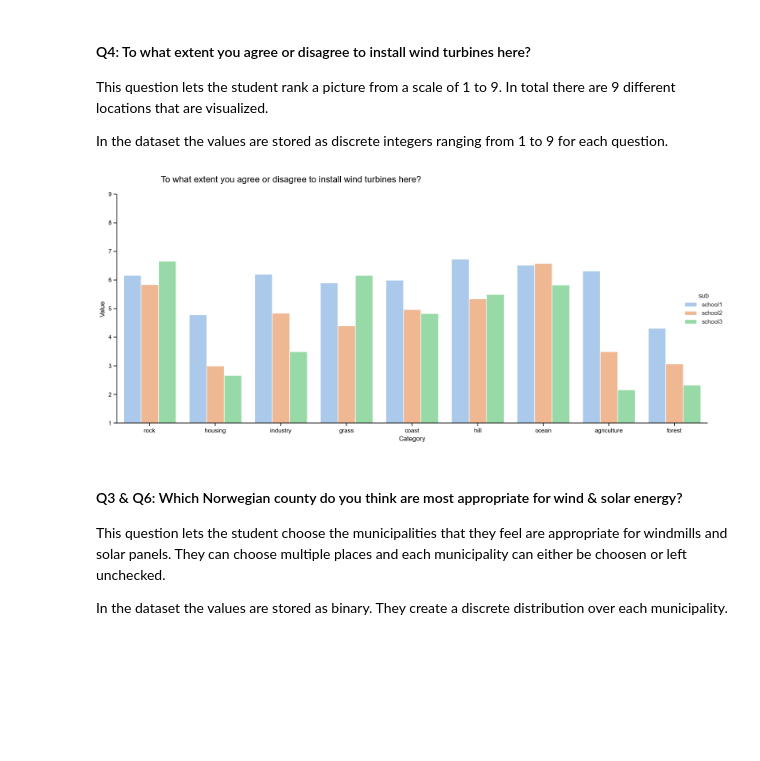
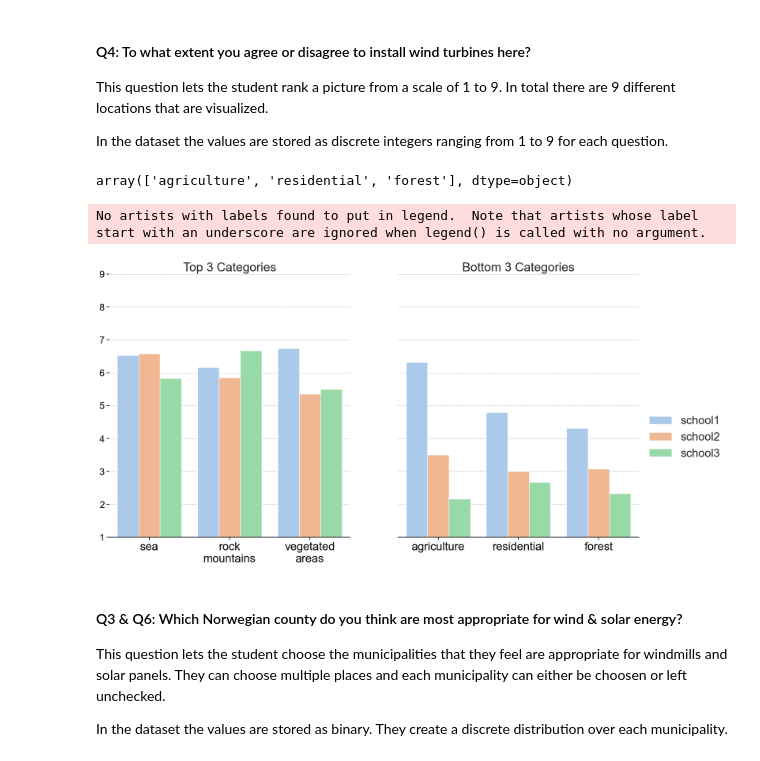
Before and after one commit to JavedMS/Mapping_Workshops_EFF, a Jupyter notebook: final.ipynb, the cells around one changed output. Drawn from its saved outputs; the diff is of its cells as text; code cells hidden in the pictures; blank space fills up the shorter version.

```diff
--- a/final.ipynb
+++ b/final.ipynb
@@ -14,6 +22,8 @@ warnings.filterwarnings("ignore", category=UserWarning, module="openpyxl")
 
 pd.set_option('display.max_columns', None)  # Adjust to display all columns
 pd.set_option('display.width', 1000)  # Adjust the width to fit your screen
+
+figures = "figures/"
 # %%
 from data_processing import read_nettskjema_file, get_geo
 import matplotlib.pyplot as plt
@@ -224,33 +379,77 @@ for school in new_values:
 This question lets the student rank a picture from a scale of 1 to 9. In total there are 9 different locations that are visualized.
 
 In the dataset the values are stored as discrete integers ranging from 1 to 9 for each question.
+# %%
+rename_dict = {"ocean": "sea", "rock" : "rock mountains", "hill" : "vegetated areas", "coast" : "nearshore", "industry" : "industrial area", "grass" : "natural grassland", "housing" : "residential"}
+df = data["windVisual"].rename(columns = rename_dict)
+sorted_columns = df.mean().sort_values(ascending = False).index
+df = pd.melt(df[sorted_columns])
+
+#ax = box_plot(df)
+df_ordered = df.groupby("Response").mean().reset_index().sort_values(by = "value", ascending=False)
+df_top3 = df_ordered["Response"].iloc[0:3].unique()
+df_bottom3 = df_ordered["Response"].iloc[-3:].unique()
+# %% [output]
+array(['agriculture', 'residential', 'forest'], dtype=object)
 # %%
 
 # TODO: select only housing, agriculture and forest since that is where the students in total disagree (why did they disagree)
 #TODO: select rock, ocean and hill for the agreed part. Copy the format of the todo above
+# TODO: three most preferred, and three less preferred
+
 import seaborn as sns
+rename_dict = {"ocean": "sea", "rock" : "rock mountains", "hill" : "vegetated areas", "coast" : "nearshore", "industry" : "industrial area", "grass" : "natural grassland", "housing" : "residential"}
 df = data[[ "date", "windVisual"]]
 
 old_values = df[('date', 'sub')].unique()
 new_values = ["school1", "school2", "school3"]
 
 [df[('date', 'sub')].replace(old,new, inplace = True) for old, new in zip(old_values, new_values)]
 
 df.columns = [col[1] for col in df.columns]
 
 df = pd.melt(df, id_vars=['sub'], var_name='Category', value_name='Value')
-df.groupby(["sub", "Category"])["Value"].mean().reset_index()
-g = sns.catplot(x="Category", y="Value", hue="sub",
-                data=df,
-                kind="bar", errorbar=None, palette = 'pastel',
-                aspect= 1.9, height = 8)
-(g.set_titles("{col_name}")
-  .set(ylim=(1, 9))
-  #.despine(left=True)
-  )
-#add_title(g.figure, "To what extent you agree or disagree to install wind turbines here?")
+df = df.groupby(["sub", "Category"])["Value"].mean().reset_index()
+
+df["Category"].replace(rename_dict, inplace = True)
+
+fig, axes = plt.subplots(1, 2, figsize=(20, 10))
+
+sns.barplot(x="Category", y="Value", hue="sub", data=df, palette='pastel', ax=axes[0], order=df_top3, legend=False)
+axes[0].set_title('Top 3 Categories', fontsize=26)
+axes[0].set_ylim(1, 9)
+axes[0].set_xlabel('', fontsize=19)
+axes[0].set_ylabel('', fontsize=19)
+axes[0].legend(title='', bbox_to_anchor=(1, 0.8), loc='upper left', frameon=False, fontsize=12)
+axes[0].tick_params(axis='x', labelsize=24)
+axes[0].tick_params(axis='y', labelsize=20)
+
+# Plot bottom categories on the second subplot
+sns.barplot(x="Category", y="Value", hue="sub", data=df, palette='pastel', ax=axes[1], order=df_bottom3)
+axes[1].set_title('Bottom 3 Categories', fontsize=26)
+axes[1].set_ylim(1, 9)
+axes[1].set_xlabel('')
+axes[1].set_ylabel('')
+axes[1].legend(title='', bbox_to_anchor=(1, 0.5), loc='upper left', frameon=False, fontsize=24)
+axes[1].tick_params(axis='x', labelsize=24)
+axes[1].tick_params(axis='y', labelsize=20, left=False, labelleft = False)  # Remove yticks
+
+# Add horizontal lines at each y-tick position
+for ytick in axes[1].get_yticks():
+    axes[1].axhline(y=ytick, color='gray', linestyle='--', linewidth=0.5, zorder = 0)
+
+for ytick in axes[0].get_yticks():
+  axes[0].axhline(y=ytick, color='gray', linestyle='--', linewidth=0.5, zorder = 0)
+
+labels = [label.get_text().replace(' ', '\n') for label in axes[0].get_xticklabels()]
+axes[0].set_xticklabels(labels)
+
+plt.savefig(figures + 'grouped_wind_visual_landscape.png', dpi=300, bbox_inches='tight')
+
+# Sort the grouped DataFrame by 'Value' in descending order
 # %% [output]
+No artists with labels found to put in legend.  Note that artists whose label start with an underscore are ignored when legend() is called with no argument.
-[figure, old version]
+[figure, new version]
 # %% [markdown]
 #### Q3 & Q6: Which Norwegian county do you think are most appropriate for wind & solar energy?
 This question lets the student choose the municipalities that they feel are appropriate for windmills and solar panels. They can choose multiple places and each municipality can either be choosen or left unchecked.
```
Also changed, not shown: parts of 17 cells of this notebook, 10 other files.
